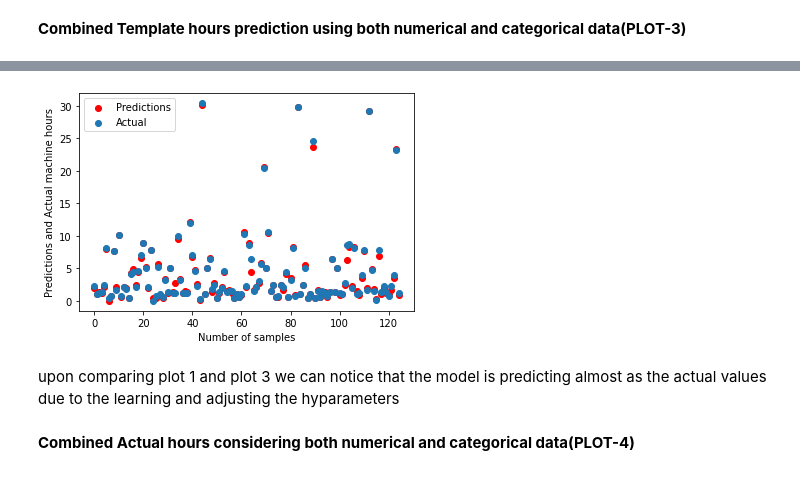
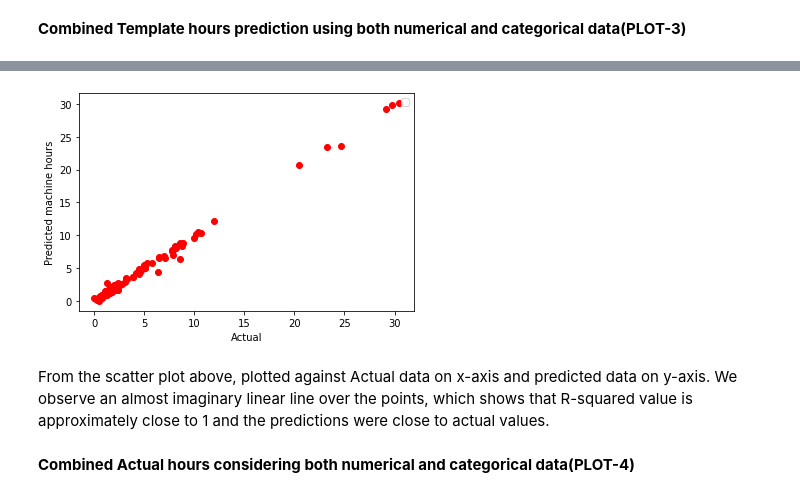
Before and after one commit to psriraj17/ML_AirplaneParts, a Jupyter notebook: airplaneparts.ipynb, the cells around one changed output, grey strips where cells are left out. Saved outputs shown, nothing was run; the diff lists cells and outputs as text; code cells hidden in the pictures.

```diff
--- a/airplaneparts.ipynb
+++ b/airplaneparts.ipynb
@@ -509,11 +509,11 @@ plt.show()
 **Combined Template hours prediction using both numerical and categorical data(PLOT-3)**
 # %%
 x_values = range(0,len(primTemp_test))
-plt.scatter(x_values , xgCombinedTemp_pred, c= "r", label= "Predictions")
-plt.scatter(x_values, xgCombinedTemp_test,label= "Actual")
+plt.scatter(xgCombinedTemp_test, xgCombinedTemp_pred, c= "r" )
+#plt.scatter(x_values, xgCombinedTemp_test,label= "Actual")
 
-plt.xlabel("Number of samples")
-plt.ylabel("Predictions and Actual machine hours")
+plt.xlabel("Actual")
+plt.ylabel("Predicted machine hours")
 plt.legend()
 plt.show()
 # %% [output]
@@ -520,6 +521,6 @@ plt.show()
-[figure, old version]
+[figure, new version]
-# %% [markdown]
-upon comparing plot 1 and plot 3 we can notice that the model is predicting almost as the actual values due to the learning and adjusting the hyparameters
+# %% [markdown]
+From the scatter plot above, plotted against Actual data on x-axis and predicted data on y-axis. We observe an almost imaginary linear line over the points, which shows that R-squared value is approximately close to 1 and the predictions were close to actual values.
 # %% [markdown]
 **Combined Actual hours considering both numerical and categorical data(PLOT-4)**
 # %%
```
Also changed, not shown: parts of 7 cells of this notebook.
